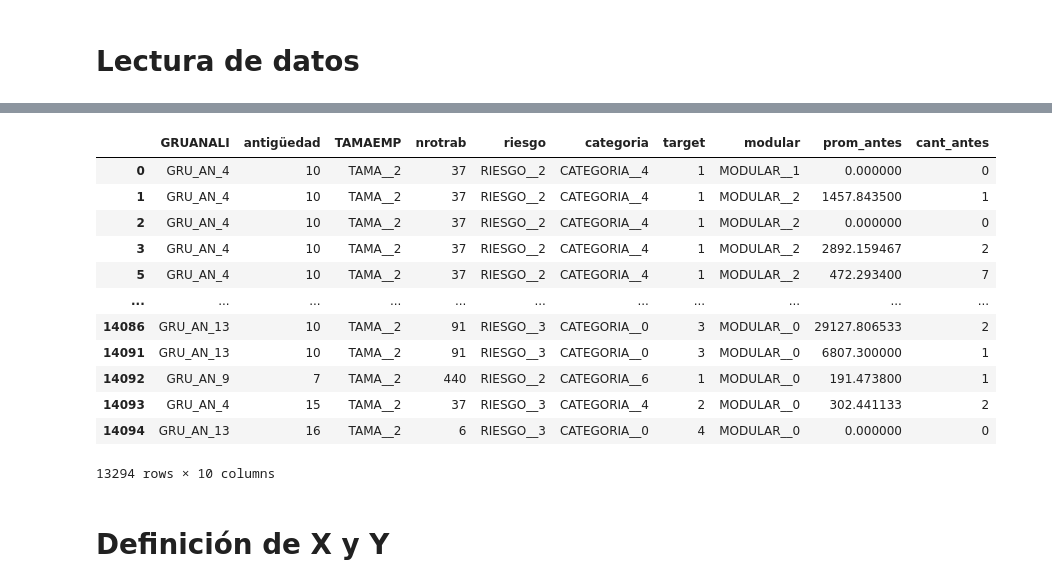
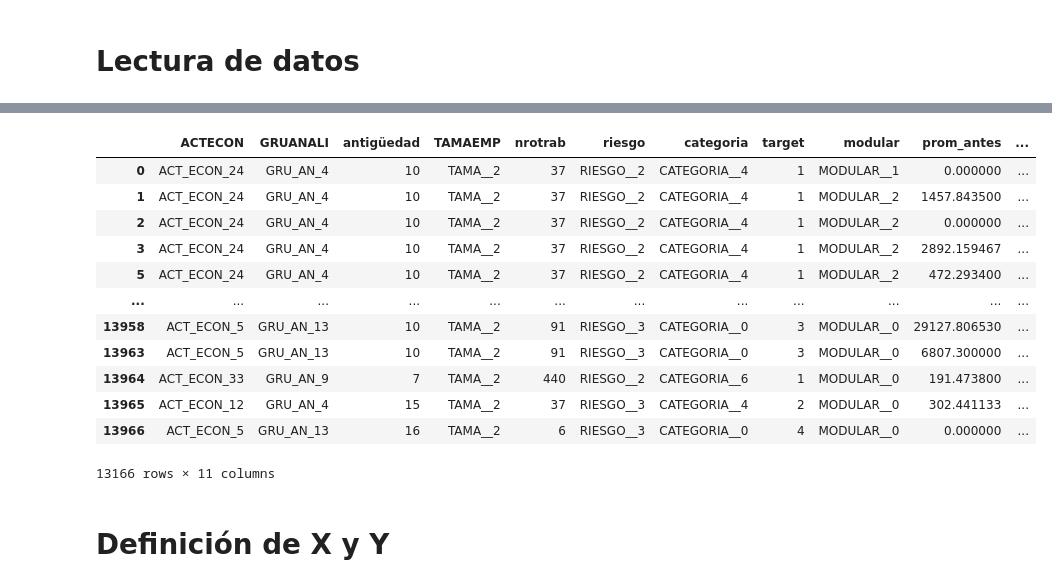
Before and after one commit to lmencisoe/seguros, a Jupyter notebook: Modelo_seguros_v3.ipynb, the cells around one changed output, grey strips where cells are left out. Cells and saved outputs as stored; diff of their text form; code cells hidden in the pictures.

```diff
--- a/Modelo_seguros_v3.ipynb
+++ b/Modelo_seguros_v3.ipynb
@@ -54,22 +61,22 @@ df.head()
 # %%
 df2 = df.copy()
-df2 = df2.drop(columns=['ACTECON'])
+#df2 = df2.drop(columns=['ACTECON'])
 df2 = df2.drop_duplicates()
 df2
 # %% [output]
-|  | GRUANALI | antigüedad | TAMAEMP | nrotrab | riesgo | categoria | target | modular | prom_antes | cant_antes |
-| 0 | GRU_AN_4 | 10 | TAMA__2 | 37 | RIESGO__2 | CATEGORIA__4 | 1 | MODULAR__1 | 0.000000 | 0 |
-| 1 | GRU_AN_4 | 10 | TAMA__2 | 37 | RIESGO__2 | CATEGORIA__4 | 1 | MODULAR__2 | 1457.843500 | 1 |
-| 2 | GRU_AN_4 | 10 | TAMA__2 | 37 | RIESGO__2 | CATEGORIA__4 | 1 | MODULAR__2 | 0.000000 | 0 |
-| 3 | GRU_AN_4 | 10 | TAMA__2 | 37 | RIESGO__2 | CATEGORIA__4 | 1 | MODULAR__2 | 2892.159467 | 2 |
-| 5 | GRU_AN_4 | 10 | TAMA__2 | 37 | RIESGO__2 | CATEGORIA__4 | 1 | MODULAR__2 | 472.293400 | 7 |
-| ... | ... | ... | ... | ... | ... | ... | ... | ... | ... | ... |
-| 14086 | GRU_AN_13 | 10 | TAMA__2 | 91 | RIESGO__3 | CATEGORIA__0 | 3 | MODULAR__0 | 29127.806533 | 2 |
-| 14091 | GRU_AN_13 | 10 | TAMA__2 | 91 | RIESGO__3 | CATEGORIA__0 | 3 | MODULAR__0 | 6807.300000 | 1 |
-| 14092 | GRU_AN_9 | 7 | TAMA__2 | 440 | RIESGO__2 | CATEGORIA__6 | 1 | MODULAR__0 | 191.473800 | 1 |
-| 14093 | GRU_AN_4 | 15 | TAMA__2 | 37 | RIESGO__3 | CATEGORIA__4 | 2 | MODULAR__0 | 302.441133 | 2 |
-| 14094 | GRU_AN_13 | 16 | TAMA__2 | 6 | RIESGO__3 | CATEGORIA__0 | 4 | MODULAR__0 | 0.000000 | 0 |
+|  | ACTECON | GRUANALI | antigüedad | TAMAEMP | nrotrab | riesgo | categoria | target | modular | prom_antes | ... |
+| 0 | ACT_ECON_24 | GRU_AN_4 | 10 | TAMA__2 | 37 | RIESGO__2 | CATEGORIA__4 | 1 | MODULAR__1 | 0.000000 | ... |
+| 1 | ACT_ECON_24 | GRU_AN_4 | 10 | TAMA__2 | 37 | RIESGO__2 | CATEGORIA__4 | 1 | MODULAR__2 | 1457.843500 | ... |
+| 2 | ACT_ECON_24 | GRU_AN_4 | 10 | TAMA__2 | 37 | RIESGO__2 | CATEGORIA__4 | 1 | MODULAR__2 | 0.000000 | ... |
+| 3 | ACT_ECON_24 | GRU_AN_4 | 10 | TAMA__2 | 37 | RIESGO__2 | CATEGORIA__4 | 1 | MODULAR__2 | 2892.159467 | ... |
+| 5 | ACT_ECON_24 | GRU_AN_4 | 10 | TAMA__2 | 37 | RIESGO__2 | CATEGORIA__4 | 1 | MODULAR__2 | 472.293400 | ... |
+| ... | ... | ... | ... | ... | ... | ... | ... | ... | ... | ... | ... |
+| 13958 | ACT_ECON_5 | GRU_AN_13 | 10 | TAMA__2 | 91 | RIESGO__3 | CATEGORIA__0 | 3 | MODULAR__0 | 29127.806530 | ... |
+| 13963 | ACT_ECON_5 | GRU_AN_13 | 10 | TAMA__2 | 91 | RIESGO__3 | CATEGORIA__0 | 3 | MODULAR__0 | 6807.300000 | ... |
+| 13964 | ACT_ECON_33 | GRU_AN_9 | 7 | TAMA__2 | 440 | RIESGO__2 | CATEGORIA__6 | 1 | MODULAR__0 | 191.473800 | ... |
+| 13965 | ACT_ECON_12 | GRU_AN_4 | 15 | TAMA__2 | 37 | RIESGO__3 | CATEGORIA__4 | 2 | MODULAR__0 | 302.441133 | ... |
+| 13966 | ACT_ECON_5 | GRU_AN_13 | 16 | TAMA__2 | 6 | RIESGO__3 | CATEGORIA__0 | 4 | MODULAR__0 | 0.000000 | ... |
-13294 rows × 10 columns
+13166 rows × 11 columns
 # %% [markdown]
 # **Definición de X y Y**
 # %%
```
Also changed, not shown: parts of 17 cells of this notebook.
